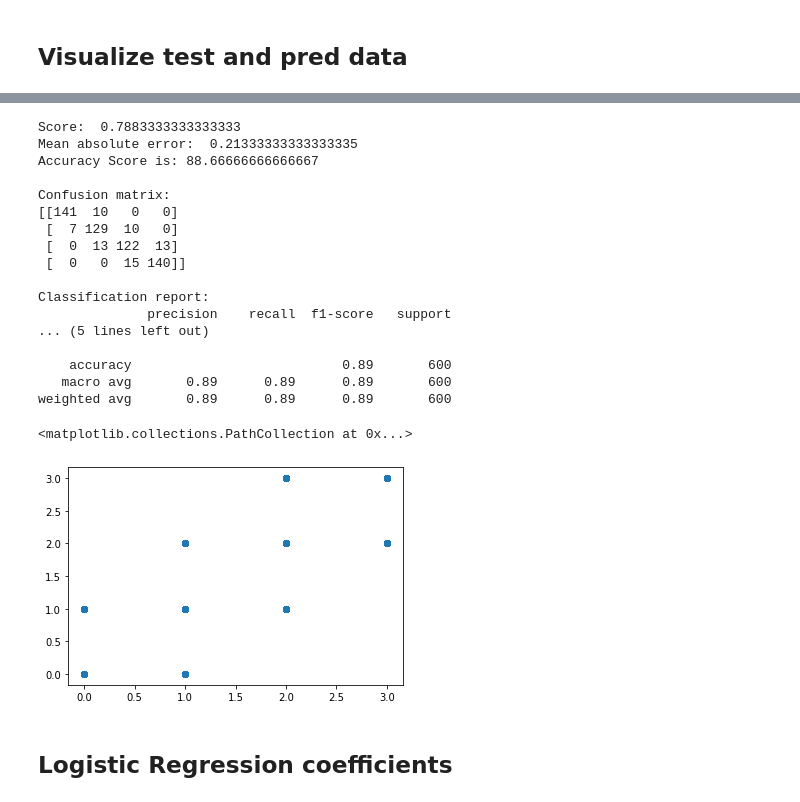
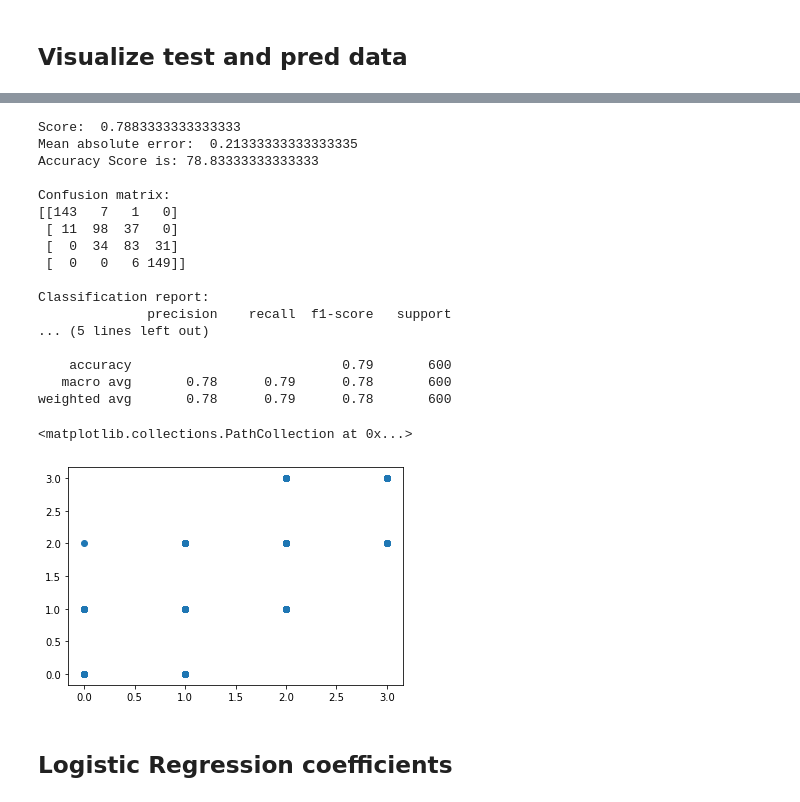
Before and after one commit to calvintirrell/smartphone_price_classification, a Jupyter notebook: jupyter notebooks/smartphone_pricing.ipynb, the cells around one changed output, grey strips where cells are left out. Cells and saved outputs as stored; diff of their text form; code cells hidden in the pictures.

```diff
--- a/jupyter notebooks/smartphone_pricing.ipynb
+++ b/jupyter notebooks/smartphone_pricing.ipynb
@@ -364,34 +364,34 @@ Mean absolute error:  0.26811527178304356
 # %%
 log_reg = LogisticRegression(random_state = 42, solver = 'liblinear').fit(X_train, y_train)
 log_reg_y_pred = log_reg.predict(X_test)
 
 print("Score: ", log_reg.score(X_test,y_test))
 
 print("Mean absolute error: ", mean_absolute_error(y_test, log_reg_y_pred))
 
-print_metrics(y_test, y_pred)
+print_metrics(y_test, log_reg_y_pred)
 
-plt.scatter(y_test,y_pred)
+plt.scatter(y_test,log_reg_y_pred)
 # %% [output]
 Score:  0.7883333333333333
 Mean absolute error:  0.21333333333333335
-Accuracy Score is: 88.66666666666667
+Accuracy Score is: 78.83333333333333
 
 Confusion matrix:
-[[141  10   0   0]
- [  7 129  10   0]
- [  0  13 122  13]
- [  0   0  15 140]]
+[[143   7   1   0]
+ [ 11  98  37   0]
+ [  0  34  83  31]
+ [  0   0   6 149]]
 
 Classification report:
               precision    recall  f1-score   support
 ... (5 lines left out)
 
-    accuracy                           0.89       600
-   macro avg       0.89      0.89      0.89       600
-weighted avg       0.89      0.89      0.89       600
+    accuracy                           0.79       600
+   macro avg       0.78      0.79      0.78       600
+weighted avg       0.78      0.79      0.78       600
 <matplotlib.collections.PathCollection at 0x...>
-[figure, old version]
+[figure, new version]
 # %% [markdown]
 ## Logistic Regression coefficients
 # %%
```
Also changed, not shown: parts of 7 cells of this notebook.
